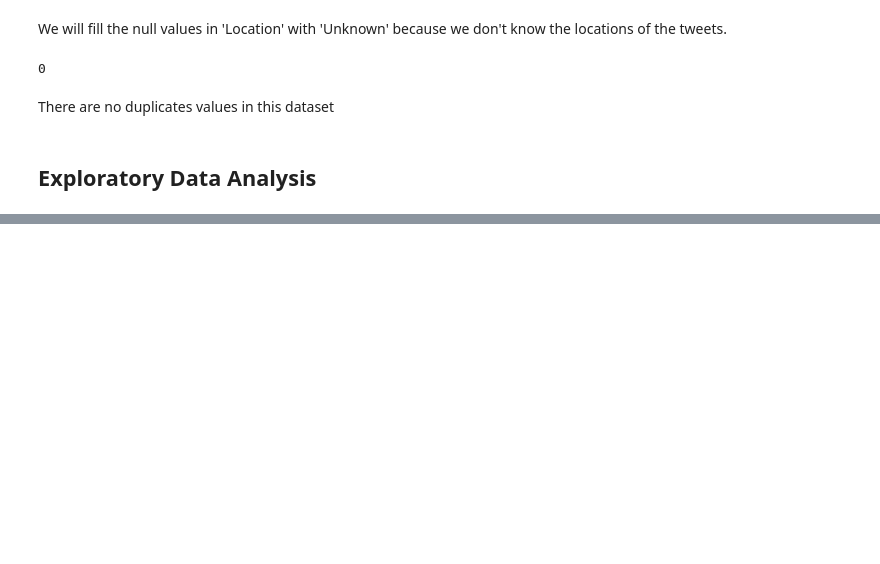
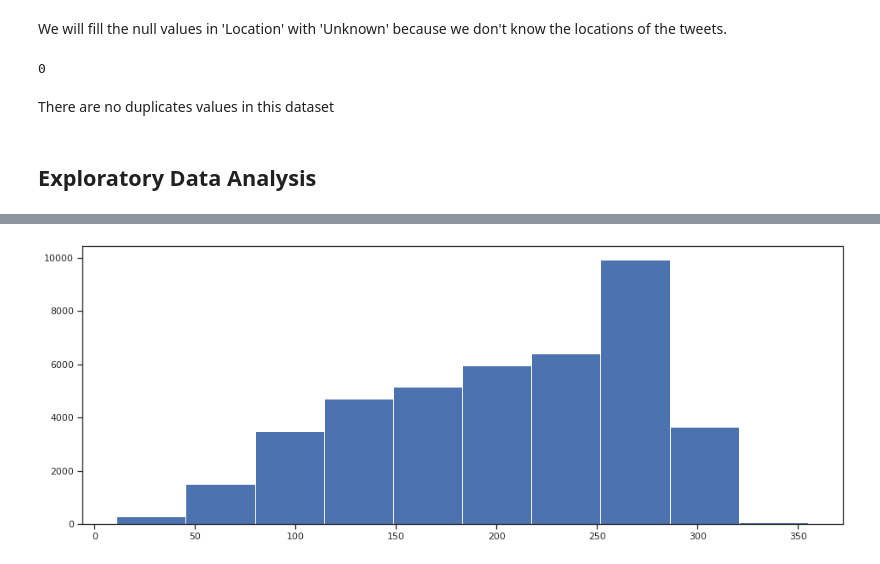
Before and after one commit to Azhar-ali7/Classification-Project-Coronavirus-Tweet-Sentiment, a Jupyter notebook: Classification_project_Covid_19_Tweets_Sentiments_.ipynb, the cells around one changed output, grey strips where cells are left out. Saved outputs shown, nothing was run; the diff lists cells and outputs as text; code cells hidden in the pictures; blank space fills up the shorter version.

```diff
--- a/Classification_project_Covid_19_Tweets_Sentiments_.ipynb
+++ b/Classification_project_Covid_19_Tweets_Sentiments_.ipynb
@@ -269,0 +297,11 @@ plt.xticks(rotation = 90)
+# %%
+# setting the figure size
+plt.figure(figsize=(16,6))
+
+# plottting the histogram of the length of 'OriginalTweet'
+plt.hist(tweet_df['OriginalTweet'].str.len())
+
+# showing the plot
+plt.show()
+# %% [output]
+[figure, added]
```
Also changed, not shown: parts of 111 cells of this notebook.
